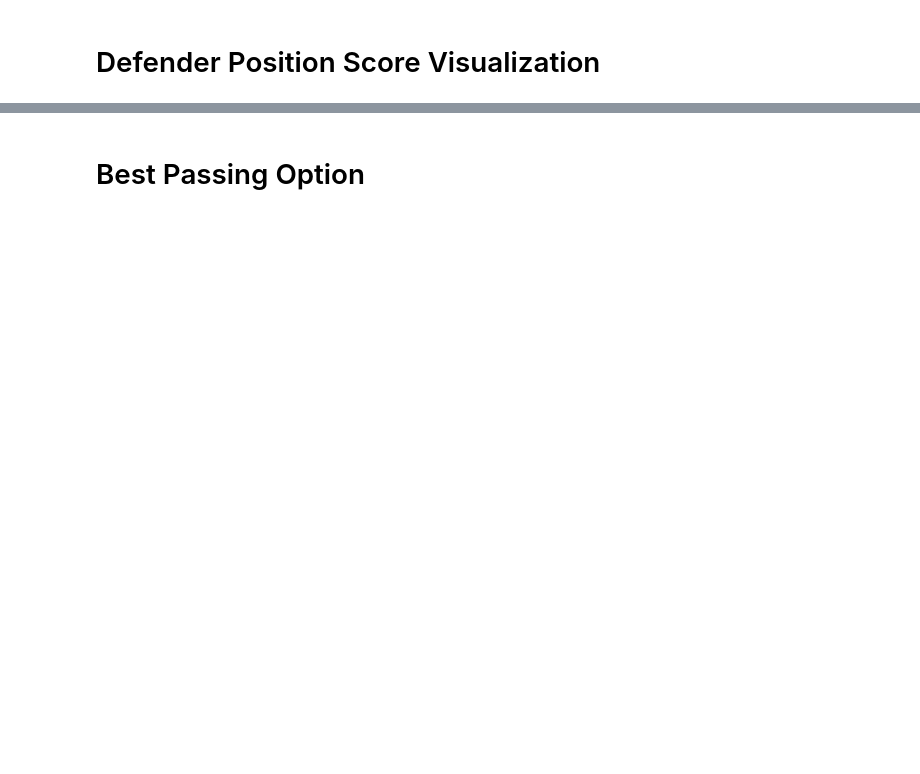
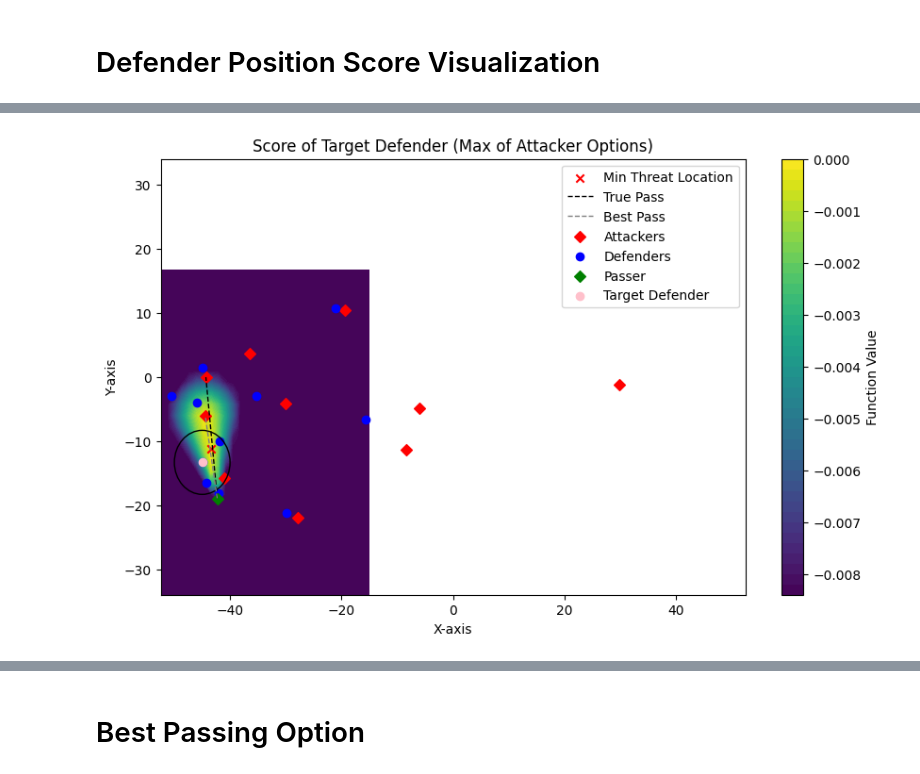
Before and after one commit to ariskoutris/defensive-passing-networks, a Jupyter notebook: src/notebooks/opt_function.ipynb, the cells around one changed output, grey strips where cells are left out. Saved outputs shown, nothing was run; the diff lists cells and outputs as text; code cells hidden in the pictures; blank space fills up the shorter version.

```diff
--- a/src/notebooks/opt_function.ipynb
+++ b/src/notebooks/opt_function.ipynb
@@ -224,10 +227,18 @@ def threat_aggregator(mode='softmax', k=3, temp=1):
         return lambda x: max(x.values())
     elif mode == 'softmax':
         def softmax(x):
+            """
             x = np.array(list(x.values()))
             exp_x = np.exp(x/temp)
             softmax_scores = exp_x / np.sum(exp_x)
-            return sum(softmax_scores * x)
+            return sum(softmax_scores * x)"""
+            x_values = np.array(list(x.values()))
+            positive_values = x_values[x_values > 0]
+            if len(positive_values) == 0:  # Handle case where no positive values are present
+                return 0
+            exp_x = np.exp(positive_values / temp)
+            softmax_scores = exp_x / np.sum(exp_x)
+            return sum(softmax_scores * positive_values)
         return softmax
         return lambda x: sum([np.exp(v) for v in x.values()])
     elif mode == 'topK':
@@ -327,0 +340,70 @@ plt.show()
+# %%
+frame_id = 10664
+defender_id = 16320
+
+opt_func = create_opt_func(passes_df, frame_id, defender_id)
+threat_agg = threat_aggregator('softmax', temp=0.005)
+#threat_agg = threat_aggregator('max')
+
+# Get target defender's true location
+x_def, y_def = defender_true_location(passes_df, frame_id, defender_id)
+
+# Get achieved score of the target defender
+true_scores = opt_func(x_def, y_def)
+true_score = -threat_agg(true_scores)
+max_threat_receiver_id = max(true_scores, key=true_scores.get)
+
+grid = 30
+# Create a meshgrid around the origin point
+x = np.linspace(max(x_def - grid, -pitch_length/2), min(x_def + grid, pitch_length/2), 30)
+y = np.linspace(max(y_def - grid, -pitch_width/2), min(y_def + grid, pitch_width/2), 30)
+X, Y = np.meshgrid(x, y)
+
+
+
+# Evaluate the function on the grid
+Z = np.zeros_like(X)
+for i in range(X.shape[0]):
+    for j in range(X.shape[1]):
+        Z[i, j] = -threat_agg((opt_func(X[i,j],Y[i,j])))
+
+M = 50000
+max_Z = true_score
+x, y = x_def, y_def
+radius = 5  # 5 meters radius
+for i in range(Z.shape[0]):
+    for j in range(Z.shape[1]):
+        # Calculate the distance to the defender's original location
+        distance = np.sqrt((X[i, j] - x_def)**2 + (Y[i, j] - y_def)**2)
+        # Consider only points within the specified radius
+        if distance <= radius and Z[i, j] > max_Z: # distance filtresinde sıkıntı çıkabiliyor
+            max_Z = Z[i, j]
+            x, y = X[i, j], Y[i, j]
+
+
+print(f'Maximum threat: {max_Z}')
+print(f'Optimal location: ({x}, {y})')
+print(f'True threat: {true_score}')
+print(f'True location: ({x_def}, {y_def})')
+print(f'Improvement: {max_Z - true_score}')
+print(f'Improvement percentage:\t {100 * (max_Z - true_score) / abs(true_score):.6f}%')
+
+
+# Plot the function
+plt.figure(figsize=(10, 6))
+plt.contourf(X, Y, Z, levels=50, cmap='viridis')
+plt.colorbar(label='Function Value')
+
+plt.scatter(x, y, color='red', marker='x', label='Min Threat Location')
+
+plot_players(passes_df, frame_id, defender_id, max_threat_receiver_id)
+circle = plt.Circle((x_def, y_def), radius, color='black', fill=False)
+plt.gca().add_artist(circle)
+plt.legend()
+plt.title('Score of Target Defender (Max of Attacker Options)')
+plt.xlabel('X-axis')
+plt.ylabel('Y-axis')
+plt.xlim([-pitch_length/2, pitch_length/2])
+plt.ylim([-pitch_width/2, pitch_width/2])
+plt.show()
+# %% [output]
@@ -327,0 +416 @@ plt.show()
+[figure, added]
```
Also changed, not shown: parts of 17 cells of this notebook.
